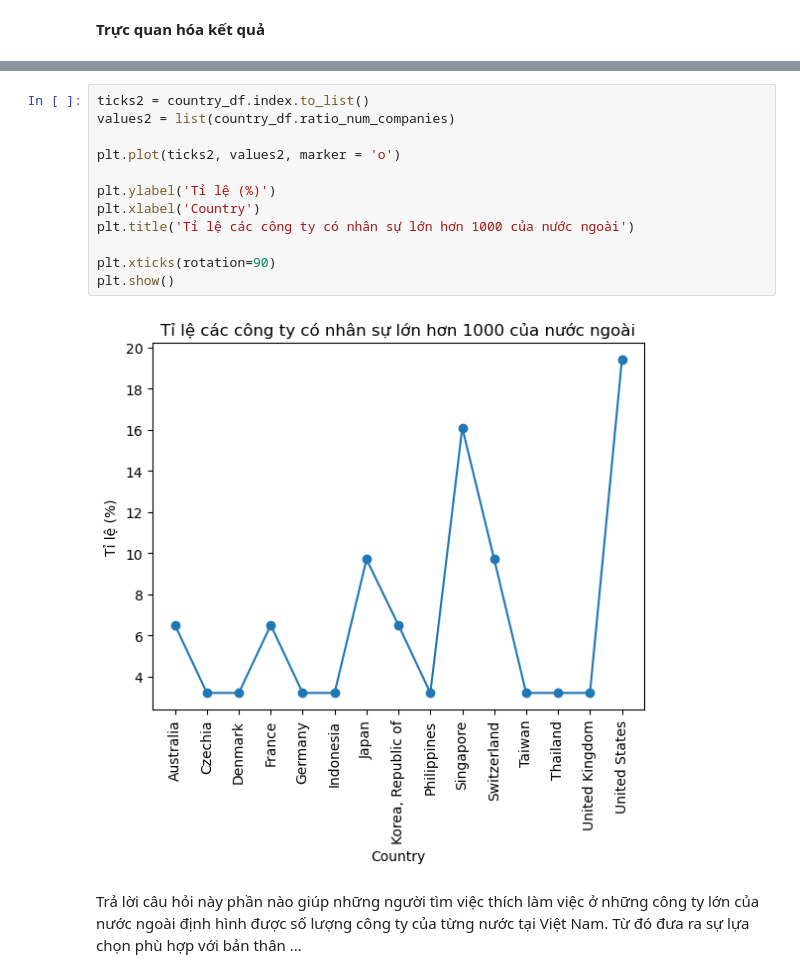
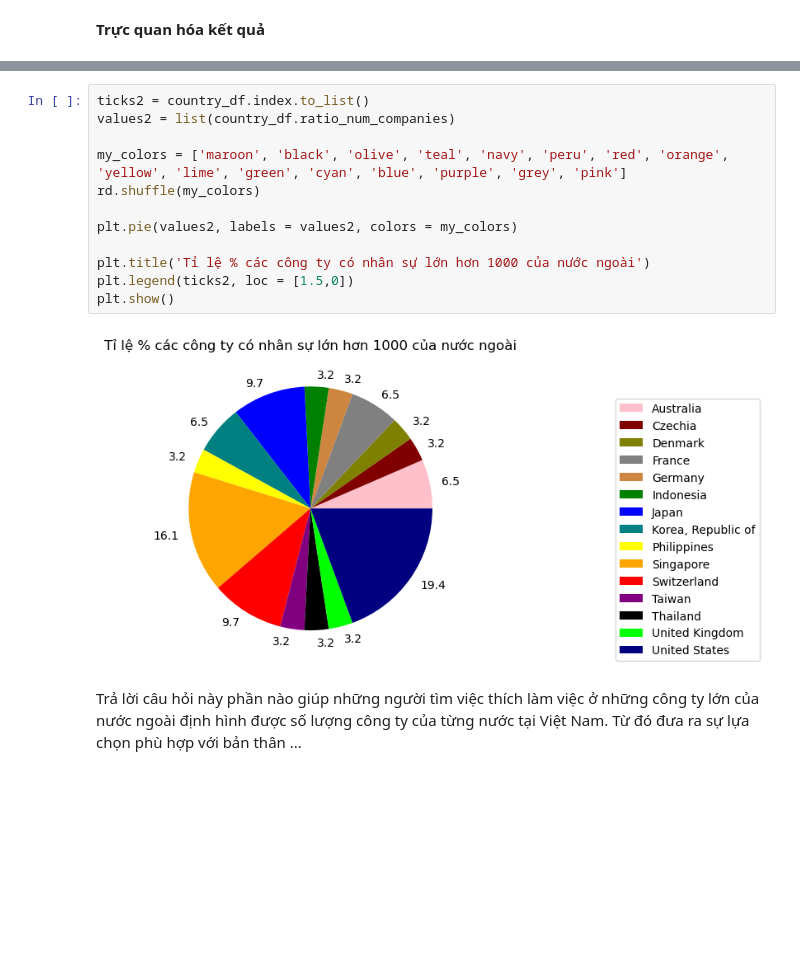
Before and after one commit to hxt-us/DA_LTKHDL_TH, a Jupyter notebook: file notebook/Questions.ipynb, the cells around one changed output, grey strips where cells are left out. Cells and saved outputs as stored; diff of their text form; blank space fills up the shorter version.

```diff
--- a/file notebook/Questions.ipynb
+++ b/file notebook/Questions.ipynb
@@ -101,16 +100,16 @@ plt.show()
 # %%
 ticks2 = country_df.index.to_list()
 values2 = list(country_df.ratio_num_companies)
 
-plt.plot(ticks2, values2, marker = 'o')
+my_colors = ['maroon', 'black', 'olive', 'teal', 'navy', 'peru', 'red', 'orange', 'yellow', 'lime', 'green', 'cyan', 'blue', 'purple', 'grey', 'pink']
+rd.shuffle(my_colors)
 
-plt.ylabel('Tỉ lệ (%)')
-plt.xlabel('Country')
-plt.title('Tỉ lệ các công ty có nhân sự lớn hơn 1000 của nước ngoài')
+plt.pie(values2, labels = values2, colors = my_colors)
 
-plt.xticks(rotation=90)
+plt.title('Tỉ lệ % các công ty có nhân sự lớn hơn 1000 của nước ngoài')
+plt.legend(ticks2, loc = [1.5,0])
 plt.show()
 # %% [output]
-[figure, old version]
+[figure, new version]
 # %% [markdown]
 Trả lời câu hỏi này phần nào giúp những người tìm việc thích làm việc ở những công ty lớn của nước ngoài định hình được số lượng công ty của từng nước tại Việt Nam. Từ đó đưa ra sự lựa chọn phù hợp với bản thân ...
```
Also changed, not shown: parts of 2 cells of this notebook.
